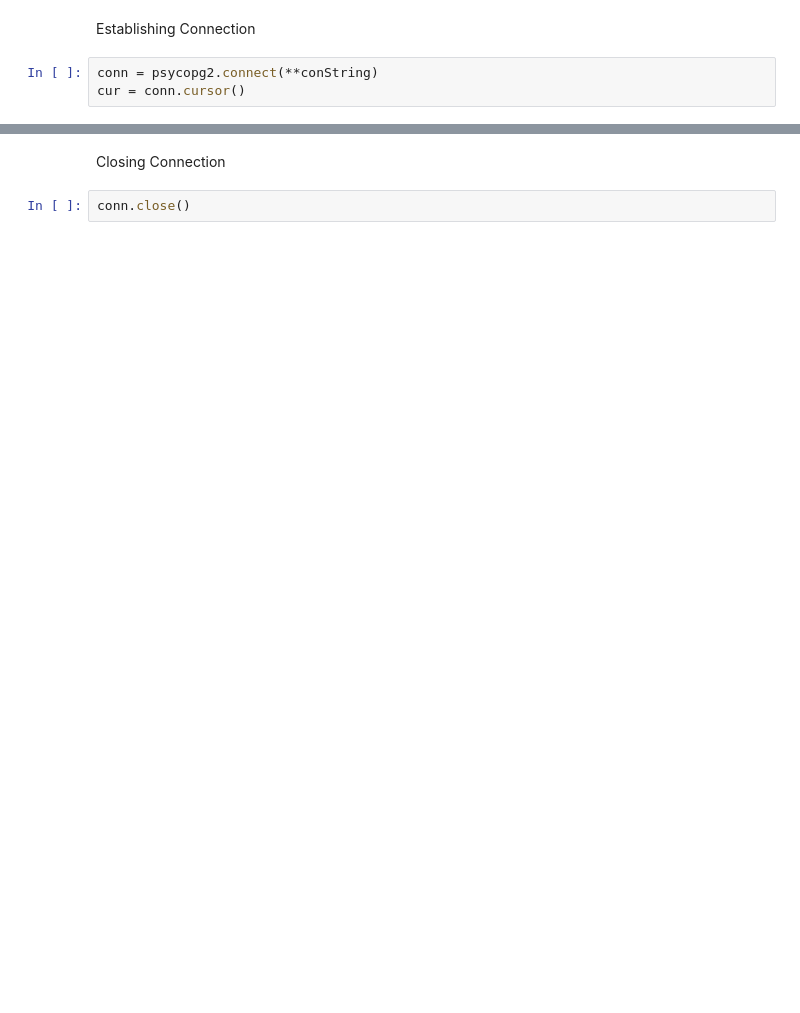
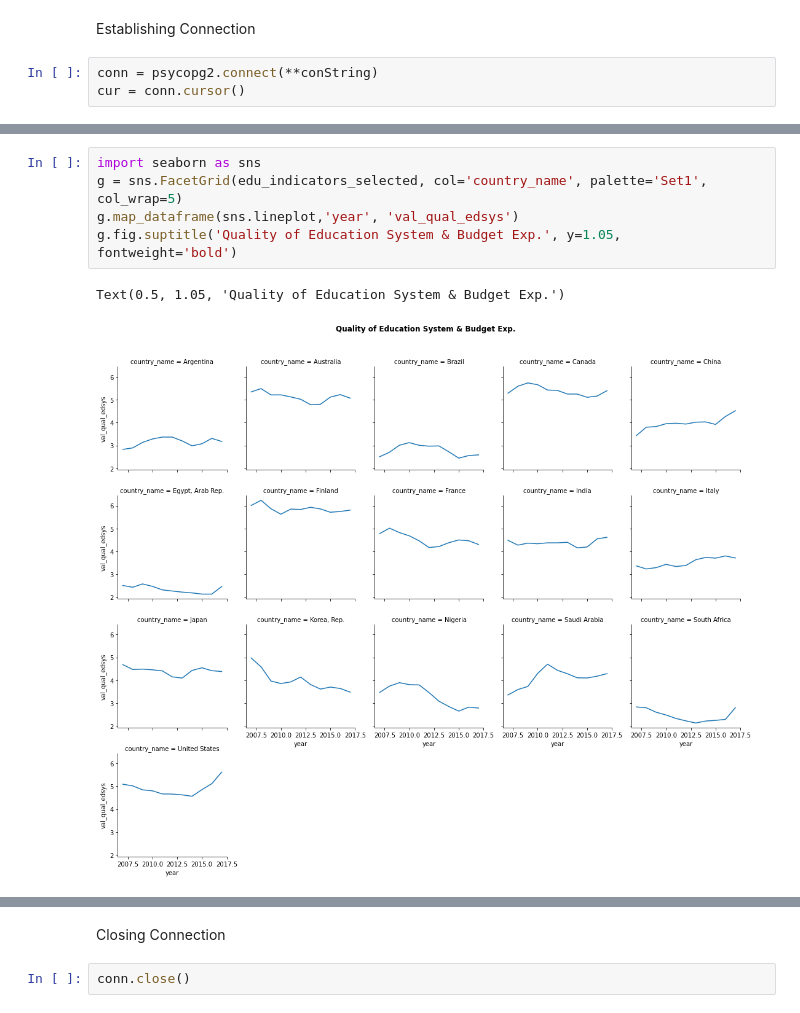
Before and after one commit to IShaalan/BAIT580A---Project-Repo, a Jupyter notebook: analysis.ipynb, the cells around one changed output, grey strips where cells are left out. Drawn from its saved outputs; the diff is of its cells as text; blank space fills up the shorter version.

```diff
--- a/analysis.ipynb
+++ b/analysis.ipynb
@@ -102,0 +91,8 @@ import klib
+# %%
+import seaborn as sns
+g = sns.FacetGrid(edu_indicators_selected, col='country_name', palette='Set1', col_wrap=5)
+g.map_dataframe(sns.lineplot,'year', 'val_qual_edsys')
+g.fig.suptitle('Quality of Education System & Budget Exp.', y=1.05, fontweight='bold')
+# %% [output]
+Text(0.5, 1.05, 'Quality of Education System & Budget Exp.')
+[figure, added]
```
Also changed, not shown: parts of 11 cells of this notebook, 1 other file.
